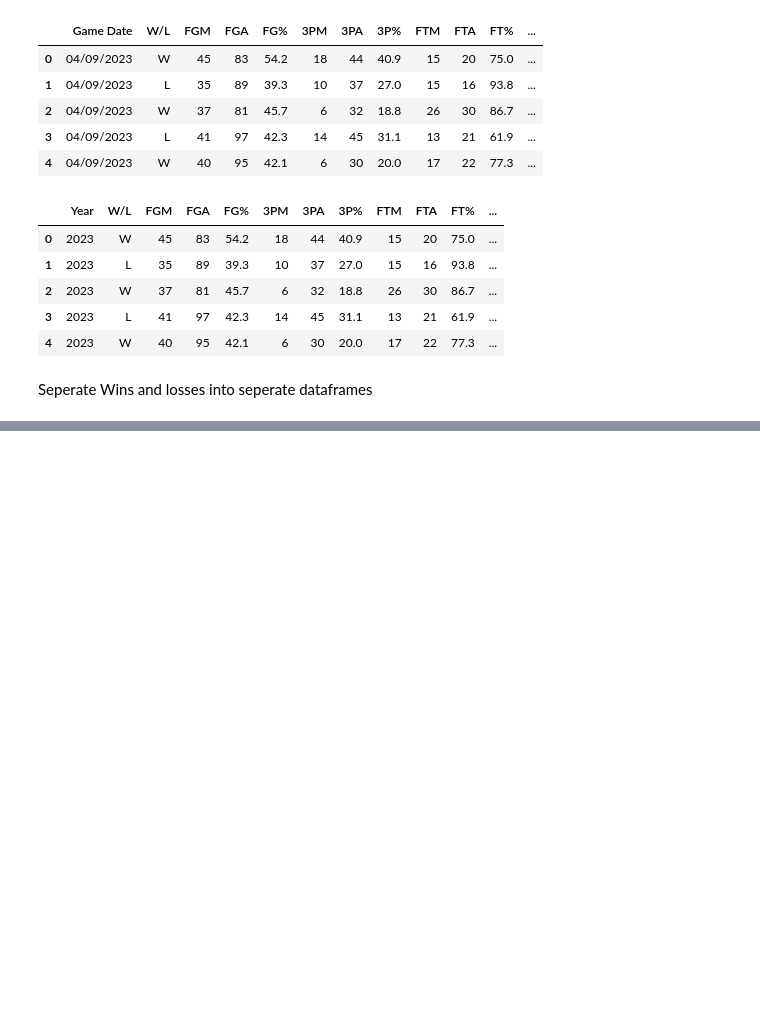
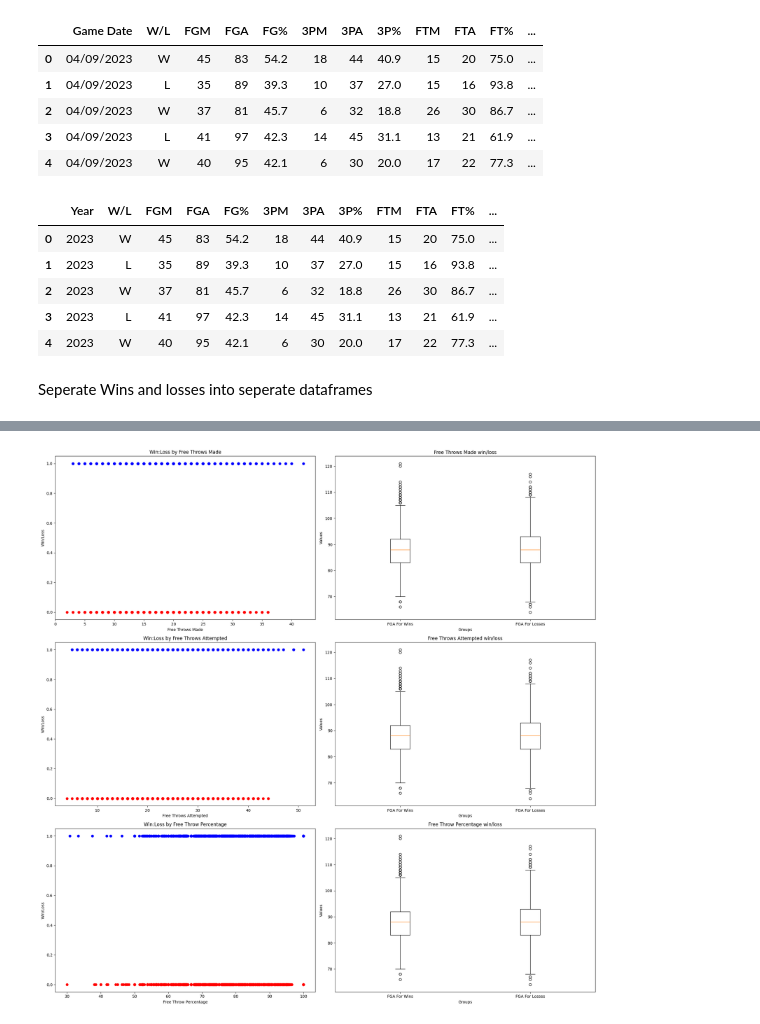
Before and after one commit to parathan/NBAMatchups, a Jupyter notebook: ML/Data Exploration and Visualisation.ipynb, the cells around one changed output, grey strips where cells are left out. Saved outputs shown, nothing was run; the diff lists cells and outputs as text; code cells hidden in the pictures; blank space fills up the shorter version.

```diff
--- a/ML/Data Exploration and Visualisation.ipynb
+++ b/ML/Data Exploration and Visualisation.ipynb
@@ -58,0 +87,5 @@ FGM Analysis
+# %%
+attList = [(losses.FTM, wins.FTM, 'Free Throws Made'), (losses.FTA, wins.FTA, 'Free Throws Attempted'), (losses.ftpercent, wins.ftpercent, 'Free Throw Percentage')]
+triStatPlots(attList)
+# %% [output]
+[figure, added]
```
Also changed, not shown: parts of 9 cells of this notebook.
